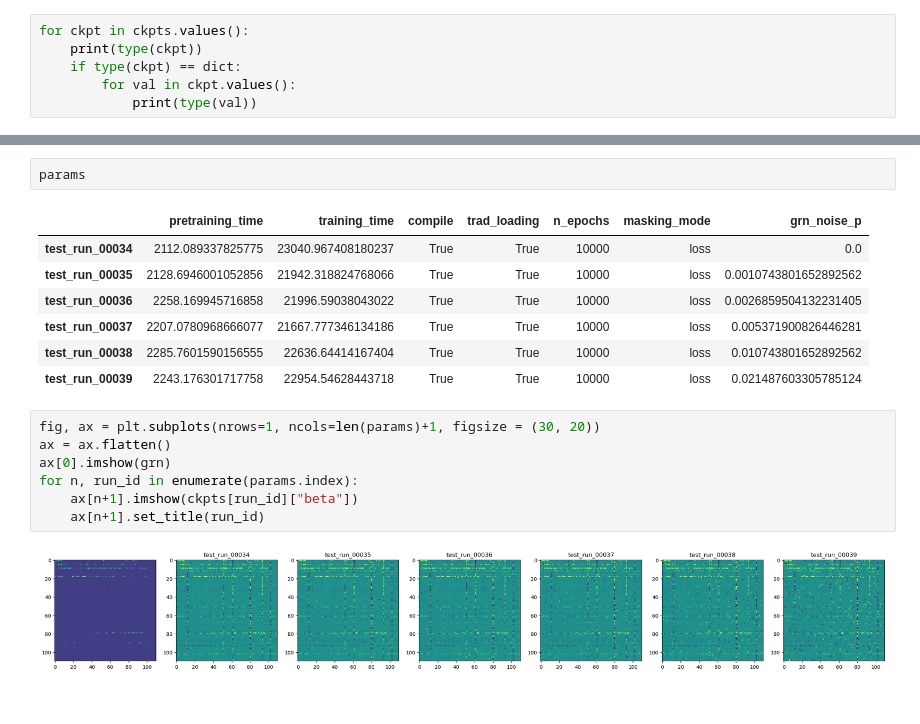
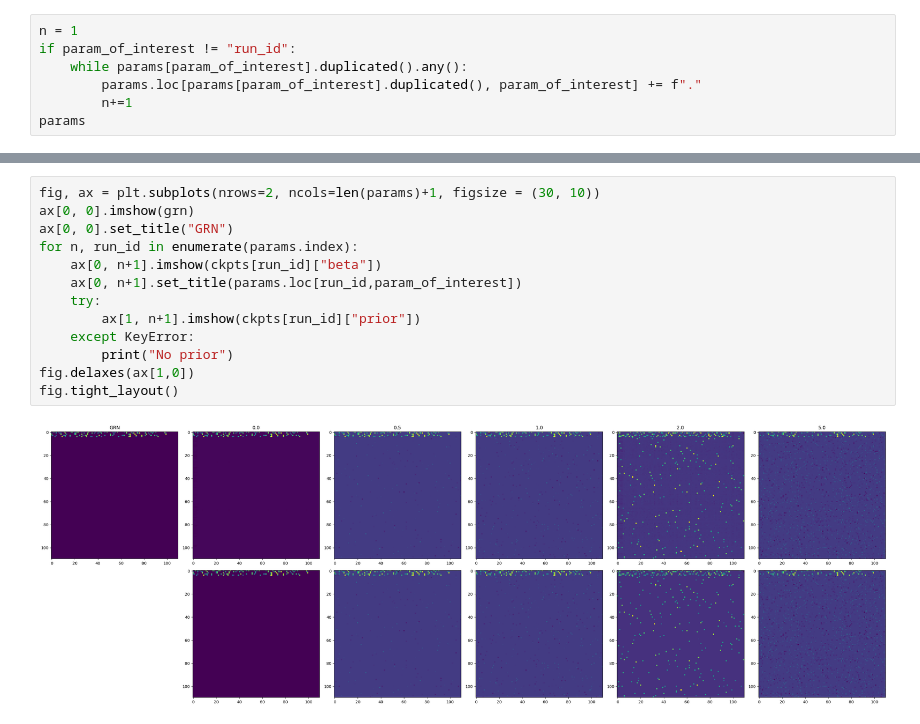
Before and after one commit to NTBiotech/bicycle, a Jupyter notebook: notebooks/experiments/masking/AUPRC.ipynb, the cells around one changed output, grey strips where cells are left out. Saved outputs shown, nothing was run; the diff lists cells and outputs as text.

```diff
--- a/notebooks/experiments/masking/AUPRC.ipynb
+++ b/notebooks/experiments/masking/AUPRC.ipynb
@@ -55,7 +224,8 @@ Initializing parameters from data
 # %%
-for ckpt in ckpts.values():
-    print(type(ckpt))
-    if type(ckpt) == dict:
-        for val in ckpt.values():
-            print(type(val))
+n = 1
+if param_of_interest != "run_id":
+    while params[param_of_interest].duplicated().any():
+        params.loc[params[param_of_interest].duplicated(), param_of_interest] += f"."
+        n+=1
+params
 # %% [output]
@@ -113,20 +238,16 @@ if experiment == "scalemask":
-# %%
-params
-# %% [output]
-|  | pretraining_time | training_time | compile | trad_loading | n_epochs | masking_mode | grn_noise_p |
-| test_run_00034 | 2112.089337825775 | 23040.967408180237 | True | True | 10000 | loss | 0.0 |
-| test_run_00035 | 2128.6946001052856 | 21942.318824768066 | True | True | 10000 | loss | 0.0010743801652892562 |
-| test_run_00036 | 2258.169945716858 | 21996.59038043022 | True | True | 10000 | loss | 0.0026859504132231405 |
-| test_run_00037 | 2207.0780968666077 | 21667.777346134186 | True | True | 10000 | loss | 0.005371900826446281 |
-| test_run_00038 | 2285.7601590156555 | 22636.64414167404 | True | True | 10000 | loss | 0.010743801652892562 |
-| test_run_00039 | 2243.176301717758 | 22954.54628443718 | True | True | 10000 | loss | 0.021487603305785124 |
 # %%
-fig, ax = plt.subplots(nrows=1, ncols=len(params)+1, figsize = (30, 20))
-ax = ax.flatten()
-ax[0].imshow(grn)
+fig, ax = plt.subplots(nrows=2, ncols=len(params)+1, figsize = (30, 10))
+ax[0, 0].imshow(grn)
+ax[0, 0].set_title("GRN")
 for n, run_id in enumerate(params.index):
-    ax[n+1].imshow(ckpts[run_id]["beta"])
-    ax[n+1].set_title(run_id)
+    ax[0, n+1].imshow(ckpts[run_id]["beta"])
+    ax[0, n+1].set_title(params.loc[run_id,param_of_interest])
+    try:
+        ax[1, n+1].imshow(ckpts[run_id]["prior"])
+    except KeyError:
+        print("No prior")
+fig.delaxes(ax[1,0])
+fig.tight_layout()
 # %% [output]
-[figure, old version]
+[figure, new version]
 # %%
```
Also changed, not shown: parts of 11 cells of this notebook, 2 other files.
